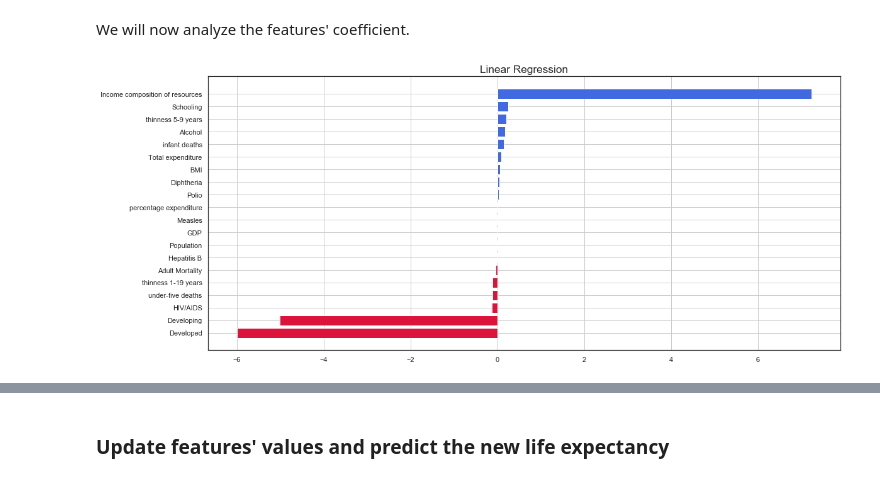
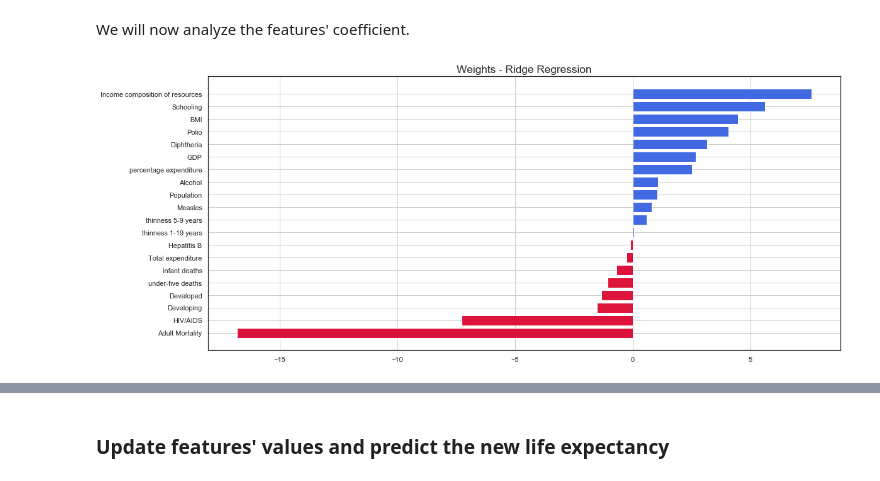
Before and after one commit to franckdess/DS_in_Practice-Project, a Jupyter notebook: DS_in_Practice-Project.ipynb, the cells around one changed output, grey strips where cells are left out. Saved outputs shown, nothing was run; the diff lists cells and outputs as text; code cells hidden in the pictures.

```diff
--- a/DS_in_Practice-Project.ipynb
+++ b/DS_in_Practice-Project.ipynb
@@ -537,9 +543,16 @@ life_expectancy_ = life_expectancy.drop(['Continent', 'id'], axis=1)
 # %%
-# Separate the targets and the features
-y = life_expectancy_['Life expectancy'].values
-X = life_expectancy_.drop('Life expectancy', axis=1).values
+# Separate the targets
+y_df = life_expectancy_whole_['Life expectancy']
+X_df = life_expectancy_whole_.drop('Life expectancy', axis=1)
+# Define X and y
+X = X_df.values
+y = y_df.values
 # Split the dataset into train and test set
 X_train, X_test, y_train, y_test = train_test_split(X, y, test_size=0.33, random_state=42)
+# Standardize the features
+mm_scaler = preprocessing.MinMaxScaler()
+X_train = mm_scaler.fit_transform(X_train)
+X_test = mm_scaler.transform(X_test)
 # %% [markdown]
 ### Test the models
 # %% [markdown]
@@ -563,12 +576,13 @@ plot_pred(y_test, y_pred, 'Linear Regression', r2_score(y_pred, y_test))
 We continue with ridge regression.
 # %%
 # Define a list of parameters to test
-grid = [{'alpha': [1, 10, 100, 1000, 10000],
-        'tol': [1e-2, 1e-3, 1e-4, 1e-5]}]
+grid = {'alpha': [1, 10, 100, 1000, 10000],
+        'tol': [1e-2, 1e-3, 1e-4, 1e-5]}
+param_grid = ParameterGrid(grid)
-# %%
-# Apply the parameters to RidgeRegression to get the best model
-reg = GridSearchCV(Ridge(random_state=42), grid, n_jobs=-1, cv=5, iid=False)
-reg.fit(X_train, y_train)
-best_model_ridge = reg.best_estimator_
-# Get the predictions using the best model
-y_pred = best_model_ridge.predict(X_test)
+# %%
+# Apply the parameters to RidgeRegression to get the best model
+best_model_ridge, best_score_ridge, _, _ = pf.bestFit(Ridge(random_state=42), param_grid,
+                                                      X_train, y_train, X_test, y_test, metric=r2_score,
+                                                      scoreLabel='R2-Score', showPlot=False, verbose=0,
+                                                      nfolds=10)
+print(best_model_ridge, best_score_ridge)
@@ -612,5 +672,5 @@ features = life_expectancy.columns[1:]
 # %%
-# Plot the result for Linear Regression
-plot_features_coefs(features, weights_lin, 'Linear Regression')
+# Plot the result for Ridge Regression
+plot_features_coefs(features, weights_ridge, 'Weights - Ridge Regression')
 # %% [output]
-[figure, old version]
+[figure, new version]
```
Also changed, not shown: parts of 71 cells of this notebook, 1 other file.
